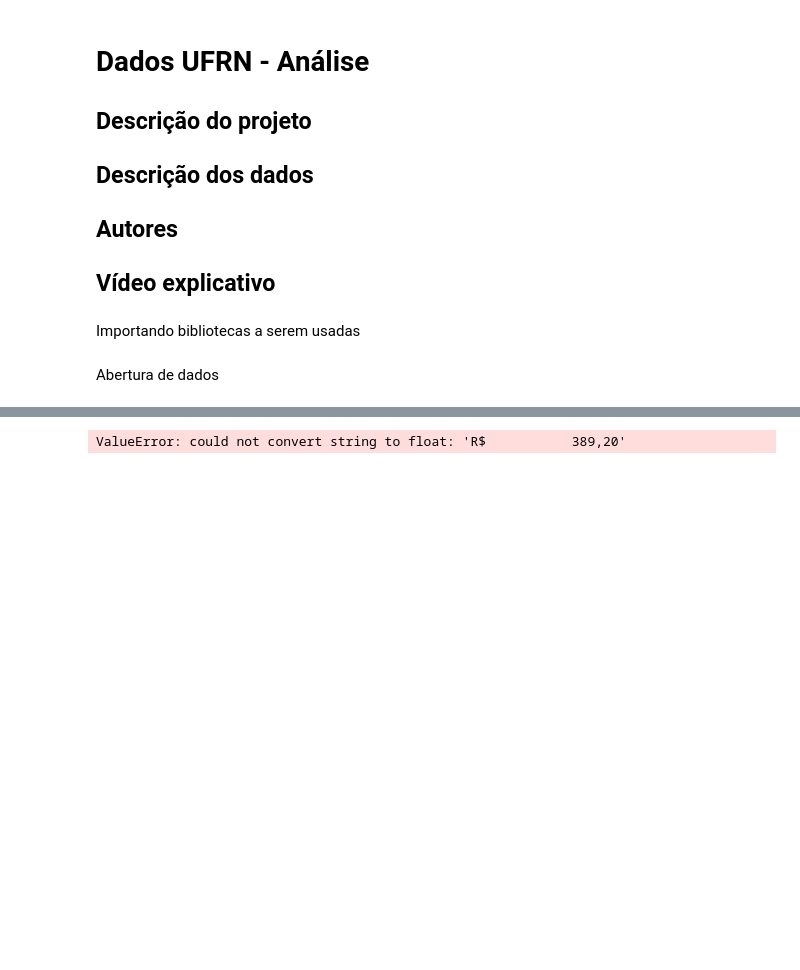
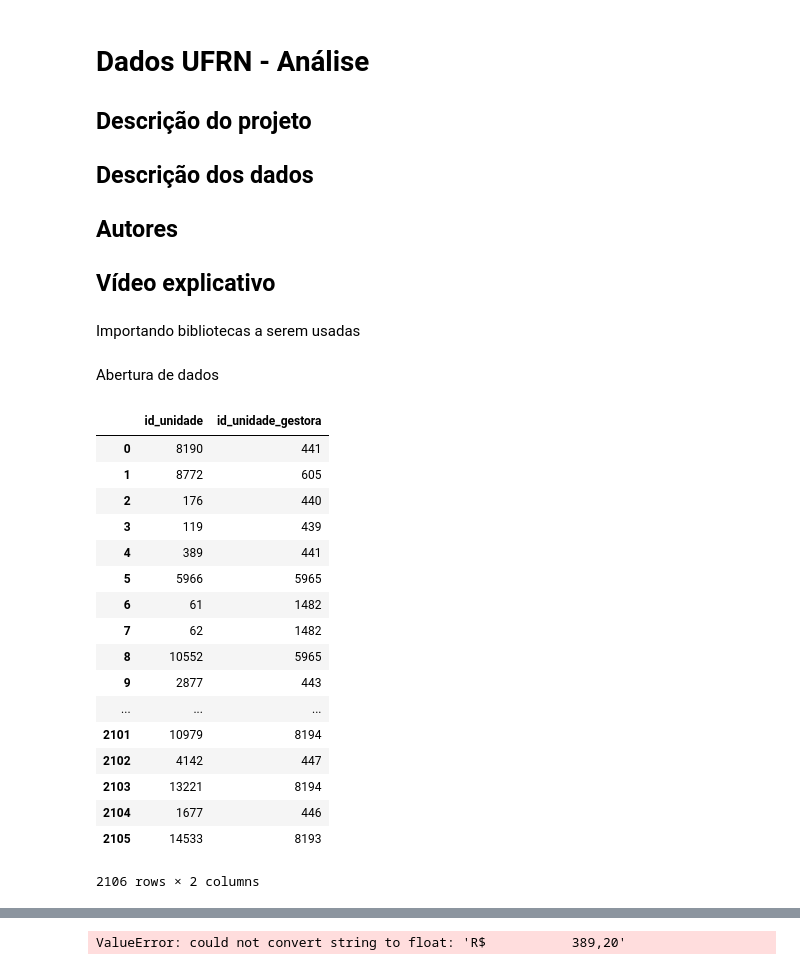
Before and after one commit to thyall/Dados_UFRN, a Jupyter notebook: Gastos_Desempenho.ipynb, the cells around one changed output, grey strips where cells are left out. Drawn from its saved outputs; the diff is of its cells as text; code cells hidden in the pictures; blank space fills up the shorter version.

```diff
--- a/Gastos_Desempenho.ipynb
+++ b/Gastos_Desempenho.ipynb
@@ -25,30 +25,51 @@ Abertura de dados
 # %%
 #Carregando arquivo referente as unidades
 data_unidades = pd.read_csv("Dados/unidades/unidades.csv", sep=';',
                             usecols=["id_unidade", "nome_unidade", "sigla", "municipio","id_unidade_gestora",
                                      "id_unidade_responsavel", "unidade_responsavel", "classificacao_unidade"])
 
 
 #Selecionando somente os institutos e os centros
 centro_ou_inst = [nome.startswith("CENTRO") or nome.startswith("INSTITUTO") for nome in data_unidades.nome_unidade]
-data_unidades = data_unidades[centro_ou_inst]
+data_unidades_ci = data_unidades[centro_ou_inst]
 
 #Carregando arquivo referente aos gastos
 data_gastos = pd.read_csv("Dados/unidades/gastos-por-unidade.csv",
                           sep=';',
                           usecols=["id_unidade", "natureza_despesa", "valor"])
 
 #Convertendo coluna de String para float
 data_gastos.valor = data_gastos.valor.replace('[R | ' ' | \$,.]', '', regex=True).astype(float) / 100
 
 #Unindo as tabelas
-dataM_unit_gas = pd.merge(data_unidades, data_gastos, on="id_unidade")
+dataM_unit_gas = pd.merge(data_unidades_ci, data_gastos, on="id_unidade")
 
 #Criando pivot table para somar gasto por unidade
 ptable = pd.pivot_table(dataM_unit_gas, index=["id_unidade", "nome_unidade"], values=["valor"], aggfunc=np.sum)
 
 #Salvando essa pivot table num DataFrame
 data_gastos_ok = pd.DataFrame(ptable.to_records())
+
+link_unidades = data_unidades[["id_unidade", "id_unidade_gestora"]]
+# %% [output]
+|  | id_unidade | id_unidade_gestora |
+| 0 | 8190 | 441 |
+| 1 | 8772 | 605 |
+| 2 | 176 | 440 |
+| 3 | 119 | 439 |
+| 4 | 389 | 441 |
+| 5 | 5966 | 5965 |
+| 6 | 61 | 1482 |
+| 7 | 62 | 1482 |
+| 8 | 10552 | 5965 |
+| 9 | 2877 | 443 |
+| ... | ... | ... |
+| 2101 | 10979 | 8194 |
+| 2102 | 4142 | 447 |
+| 2103 | 13221 | 8194 |
+| 2104 | 1677 | 446 |
+| 2105 | 14533 | 8193 |
+2106 rows × 2 columns
 # %%
 #Carregando arquivo dos docentes (link entre turmas e unidades gestoras)
 link_docentes = pd.read_csv("Dados/docentes/docentes.csv",
```
Also changed, not shown: parts of 1 cell of this notebook.
